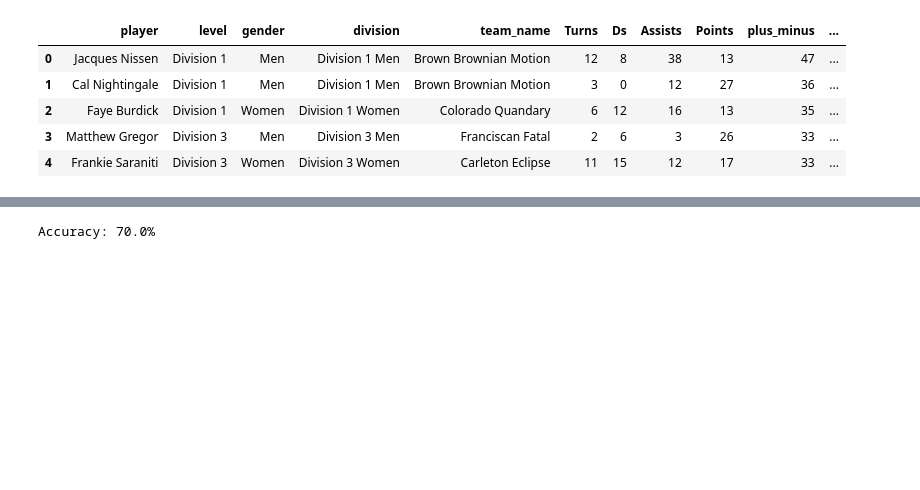
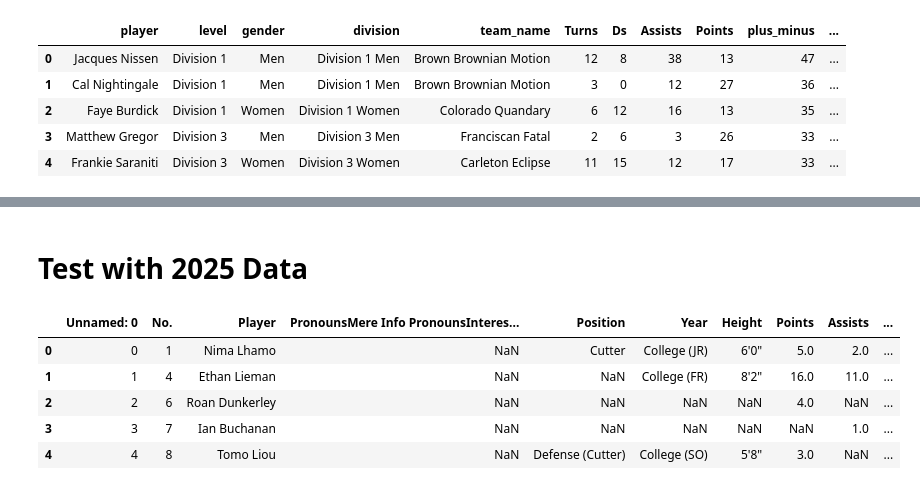
Before and after one commit to samshin3/Ultimate-Player-Division-Classifier, a Jupyter notebook: team_classifier.ipynb, the cells around one changed output, grey strips where cells are left out. Cells and saved outputs as stored; diff of their text form; code cells hidden in the pictures; blank space fills up the shorter version.

Commit message:
Added functions and 2025 dataset

```diff
--- a/team_classifier.ipynb
+++ b/team_classifier.ipynb
@@ -68,7 +62,14 @@ from sklearn import tree
 clf = tree.DecisionTreeClassifier()
 clf = clf.fit(male_x_train, male_y_train)
-# %%
-predictions = clf.predict(male_x_test)
-results = get_results(predictions, male_y_test)
-# %% [output]
-Accuracy: 70.0%
+# %% [markdown]
+# Test with 2025 Data
+# %%
+df_2025 = pd.read_csv("Dataset/2025 Database.csv")
+df_2025.head()
+# %% [output]
+|  | Unnamed: 0 | No. | Player | PronounsMere Info PronounsInteres... | Position | Year | Height | Points | Assists | ... |
+| 0 | 0 | 1 | Nima Lhamo | NaN | Cutter | College (JR) | 6'0" | 5.0 | 2.0 | ... |
+| 1 | 1 | 4 | Ethan Lieman | NaN | NaN | College (FR) | 8'2" | 16.0 | 11.0 | ... |
+| 2 | 2 | 6 | Roan Dunkerley | NaN | NaN | NaN | NaN | 4.0 | NaN | ... |
+| 3 | 3 | 7 | Ian Buchanan | NaN | NaN | NaN | NaN | NaN | 1.0 | ... |
+| 4 | 4 | 8 | Tomo Liou | NaN | Defense (Cutter) | College (SO) | 5'8" | 3.0 | NaN | ... |
```
Also changed, not shown: parts of 18 cells of this notebook.
